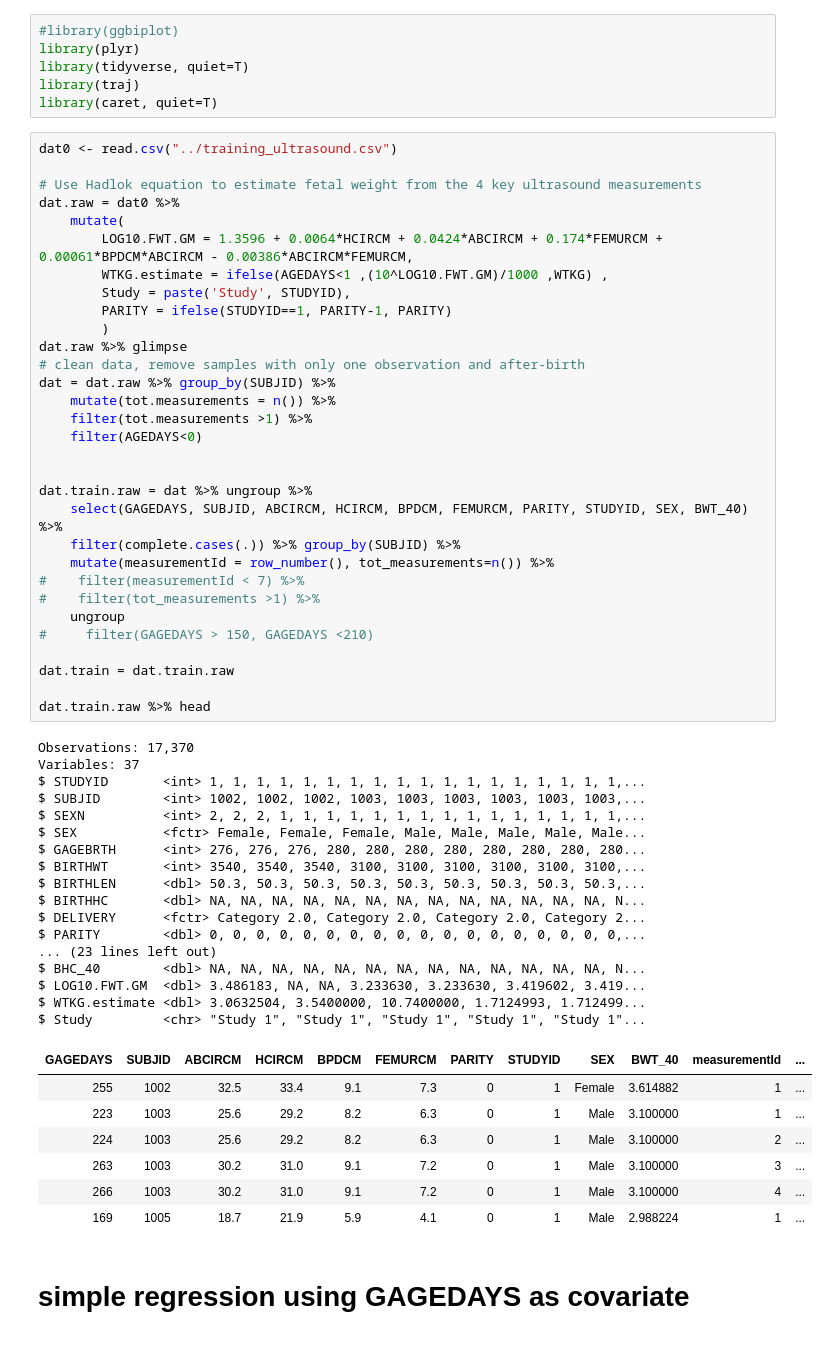
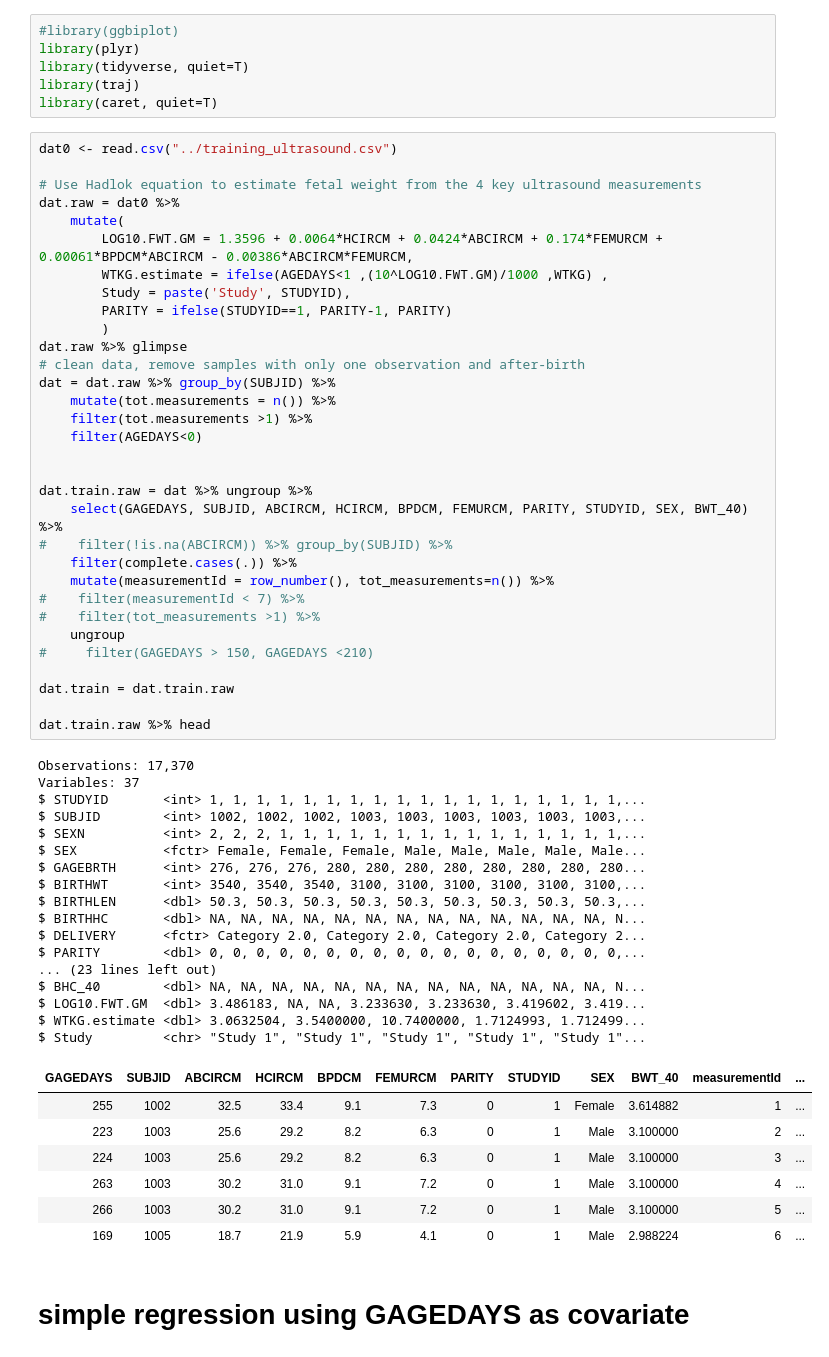
Before and after one commit to de-git/HBGDki-London, a Jupyter notebook: Ultrasound/notebooks/regression with caret gbm.ipynb, the cells around one changed output. Drawn from its saved outputs; the diff is of its cells as text.

```diff
--- a/Ultrasound/notebooks/regression with caret gbm.ipynb
+++ b/Ultrasound/notebooks/regression with caret gbm.ipynb
@@ -30,41 +30,42 @@ dat = dat.raw %>% group_by(SUBJID) %>%
 
 dat.train.raw = dat %>% ungroup %>%
     select(GAGEDAYS, SUBJID, ABCIRCM, HCIRCM, BPDCM, FEMURCM, PARITY, STUDYID, SEX, BWT_40) %>%
-    filter(complete.cases(.)) %>% group_by(SUBJID) %>%
+#    filter(!is.na(ABCIRCM)) %>% group_by(SUBJID) %>%
+    filter(complete.cases(.)) %>%
     mutate(measurementId = row_number(), tot_measurements=n()) %>%
 #    filter(measurementId < 7) %>%
 #    filter(tot_measurements >1) %>%
     ungroup
 #     filter(GAGEDAYS > 150, GAGEDAYS <210)
 
 dat.train = dat.train.raw
 
 dat.train.raw %>% head
 # %% [output]
 Observations: 17,370
 Variables: 37
 $ STUDYID       <int> 1, 1, 1, 1, 1, 1, 1, 1, 1, 1, 1, 1, 1, 1, 1, 1, 1, 1,...
 $ SUBJID        <int> 1002, 1002, 1002, 1003, 1003, 1003, 1003, 1003, 1003,...
 $ SEXN          <int> 2, 2, 2, 1, 1, 1, 1, 1, 1, 1, 1, 1, 1, 1, 1, 1, 1, 1,...
 $ SEX           <fctr> Female, Female, Female, Male, Male, Male, Male, Male...
 $ GAGEBRTH      <int> 276, 276, 276, 280, 280, 280, 280, 280, 280, 280, 280...
 $ BIRTHWT       <int> 3540, 3540, 3540, 3100, 3100, 3100, 3100, 3100, 3100,...
 $ BIRTHLEN      <dbl> 50.3, 50.3, 50.3, 50.3, 50.3, 50.3, 50.3, 50.3, 50.3,...
 $ BIRTHHC       <dbl> NA, NA, NA, NA, NA, NA, NA, NA, NA, NA, NA, NA, NA, N...
 $ DELIVERY      <fctr> Category 2.0, Category 2.0, Category 2.0, Category 2...
 $ PARITY        <dbl> 0, 0, 0, 0, 0, 0, 0, 0, 0, 0, 0, 0, 0, 0, 0, 0, 0, 0,...
 ... (23 lines left out)
 $ BHC_40        <dbl> NA, NA, NA, NA, NA, NA, NA, NA, NA, NA, NA, NA, NA, N...
 $ LOG10.FWT.GM  <dbl> 3.486183, NA, NA, 3.233630, 3.233630, 3.419602, 3.419...
 $ WTKG.estimate <dbl> 3.0632504, 3.5400000, 10.7400000, 1.7124993, 1.712499...
 $ Study         <chr> "Study 1", "Study 1", "Study 1", "Study 1", "Study 1"...
 | GAGEDAYS | SUBJID | ABCIRCM | HCIRCM | BPDCM | FEMURCM | PARITY | STUDYID | SEX | BWT_40 | measurementId | ... |
 | 255 | 1002 | 32.5 | 33.4 | 9.1 | 7.3 | 0 | 1 | Female | 3.614882 | 1 | ... |
-| 223 | 1003 | 25.6 | 29.2 | 8.2 | 6.3 | 0 | 1 | Male | 3.100000 | 1 | ... |
-| 224 | 1003 | 25.6 | 29.2 | 8.2 | 6.3 | 0 | 1 | Male | 3.100000 | 2 | ... |
-| 263 | 1003 | 30.2 | 31.0 | 9.1 | 7.2 | 0 | 1 | Male | 3.100000 | 3 | ... |
-| 266 | 1003 | 30.2 | 31.0 | 9.1 | 7.2 | 0 | 1 | Male | 3.100000 | 4 | ... |
-| 169 | 1005 | 18.7 | 21.9 | 5.9 | 4.1 | 0 | 1 | Male | 2.988224 | 1 | ... |
+| 223 | 1003 | 25.6 | 29.2 | 8.2 | 6.3 | 0 | 1 | Male | 3.100000 | 2 | ... |
+| 224 | 1003 | 25.6 | 29.2 | 8.2 | 6.3 | 0 | 1 | Male | 3.100000 | 3 | ... |
+| 263 | 1003 | 30.2 | 31.0 | 9.1 | 7.2 | 0 | 1 | Male | 3.100000 | 4 | ... |
+| 266 | 1003 | 30.2 | 31.0 | 9.1 | 7.2 | 0 | 1 | Male | 3.100000 | 5 | ... |
+| 169 | 1005 | 18.7 | 21.9 | 5.9 | 4.1 | 0 | 1 | Male | 2.988224 | 6 | ... |
 # %% [markdown]
 # simple regression using GAGEDAYS as covariate
 # %%
```
Also changed, not shown: parts of 11 cells of this notebook, 1 other file.
